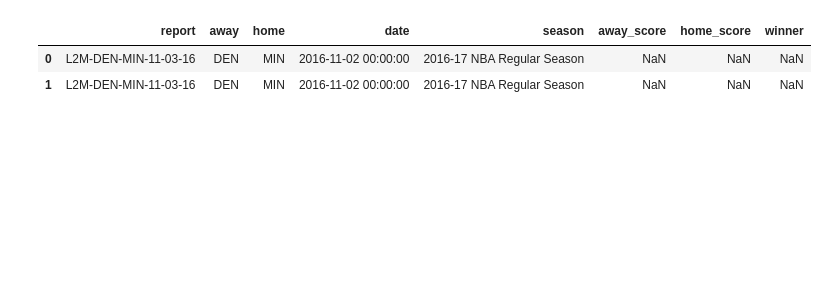
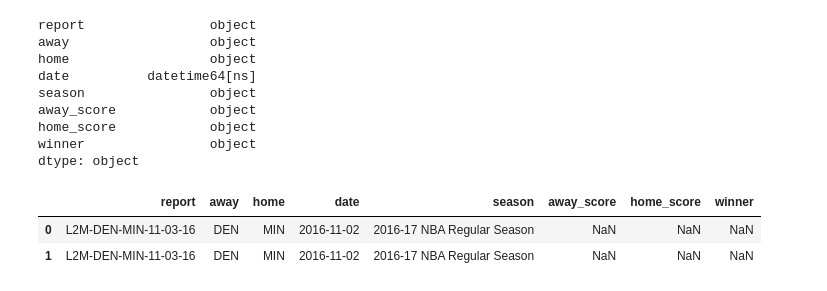
Before and after one commit to jvani/NBA_L2M, a Jupyter notebook: notebooks/1.0-jv-dev.ipynb, the cells around one changed output. Saved outputs shown, nothing was run; the diff lists cells and outputs as text; code cells hidden in the pictures; blank space fills up the shorter version.

```diff
--- a/notebooks/1.0-jv-dev.ipynb
+++ b/notebooks/1.0-jv-dev.ipynb
@@ -7,12 +8,23 @@ from fuzzywuzzy import process
 conn = sqlite3.connect("../data/db/NBA-L2M.db")
 c = conn.cursor()
 # %%
-reports = pd.read_sql("SELECT * FROM reports", conn)
+reports = pd.read_sql("SELECT * FROM reports", conn, parse_dates=['date'])
 reports.replace({'away':{'PHO': 'PHX'}})
+reports.date = pd.to_datetime(reports.date.dt.date)
+print reports.dtypes, '\r'
 reports.head(2)
 # %% [output]
+report                object
+away                  object
+home                  object
+date          datetime64[ns]
+season                object
+away_score            object
+home_score            object
+winner                object
+dtype: object
 |  | report | away | home | date | season | away_score | home_score | winner |
-| 0 | L2M-DEN-MIN-11-03-16 | DEN | MIN | 2016-11-02 00:00:00 | 2016-17 NBA Regular Season | NaN | NaN | NaN |
-| 1 | L2M-DEN-MIN-11-03-16 | DEN | MIN | 2016-11-02 00:00:00 | 2016-17 NBA Regular Season | NaN | NaN | NaN |
+| 0 | L2M-DEN-MIN-11-03-16 | DEN | MIN | 2016-11-02 | 2016-17 NBA Regular Season | NaN | NaN | NaN |
+| 1 | L2M-DEN-MIN-11-03-16 | DEN | MIN | 2016-11-02 | 2016-17 NBA Regular Season | NaN | NaN | NaN |
 # %%
 calls = pd.read_sql("SELECT * FROM calls", conn)
```
Also changed, not shown: parts of 12 cells of this notebook, 1 other file.
